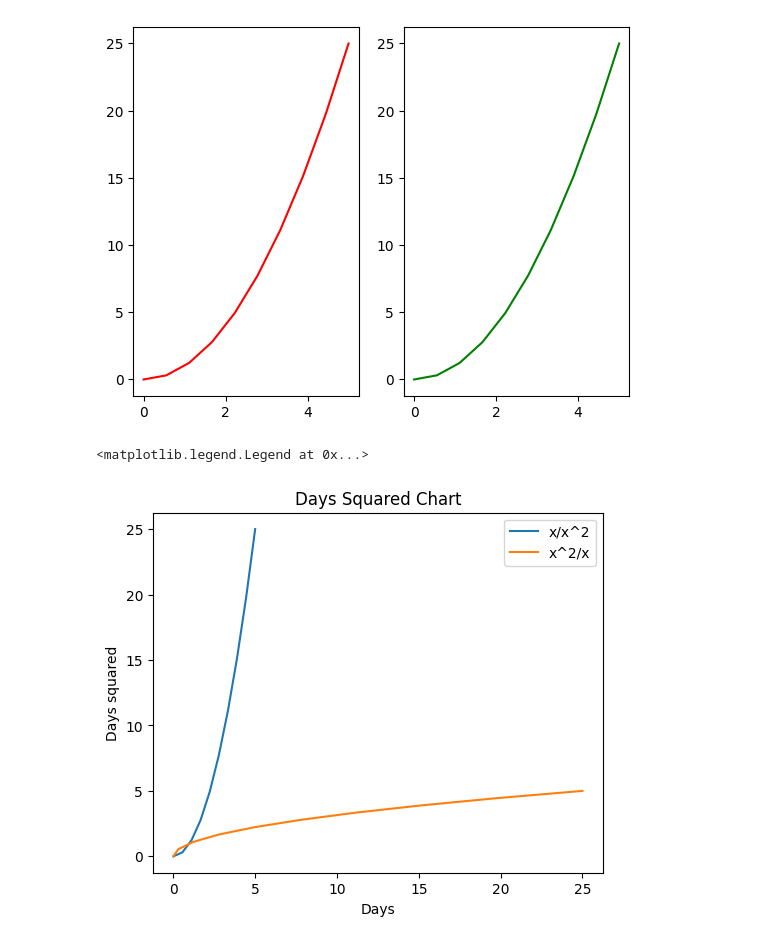
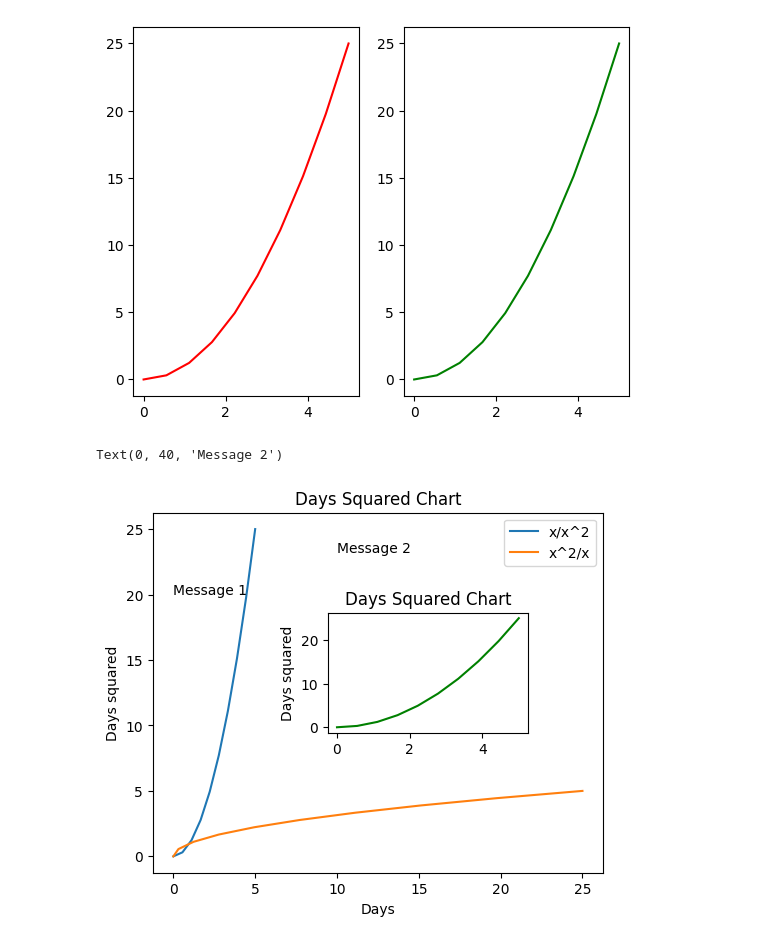
Before and after one commit to SambaranBanerjee/Machine_Learning, a Jupyter notebook: matplotlib/day2.ipynb, the cells around one changed output. Saved outputs shown, nothing was run; the diff lists cells and outputs as text; code cells hidden in the pictures.

Commit message:
Added matplotlib day2 code

```diff
--- a/matplotlib/day2.ipynb
+++ b/matplotlib/day2.ipynb
@@ -24,13 +24,23 @@ plt.plot(x_1,y_1,'g')
 # %%
 #Figure
 fig_1 = plt.figure(figsize=(5,4), dpi=100)
 axes_1 = fig_1.add_axes([0.1, 0.1, 0.9, 0.9]) #add_axes(left, bottom, width, height)
 axes_1.set_xlabel('Days')
 axes_1.set_ylabel('Days squared')
 axes_1.set_title("Days Squared Chart")
 axes_1.plot(x_1,y_1,label='x/x^2')
 axes_1.plot(y_1, x_1, label='x^2/x')
 axes_1.legend(loc=0)
+#Instead of loc=0, we can use Upper left:1, Upper right:2, Lower left:3, Lower Right:4
+#Now let's try adding another plot inside this figure
+
+axes_2 = fig_1.add_axes([0.45, 0.45, 0.4, 0.3])
+axes_2.set_ylabel('Days squared')
+axes_2.set_title("Days Squared Chart")
+axes_2.plot(x_1,y_1,'g')
+
+axes_1.text(0, 20, 'Message 1')
+axes_2.text(0, 40, 'Message 2')
 # %% [output]
-<matplotlib.legend.Legend at 0x...>
+Text(0, 40, 'Message 2')
-[figure, old version]
+[figure, new version]
```
